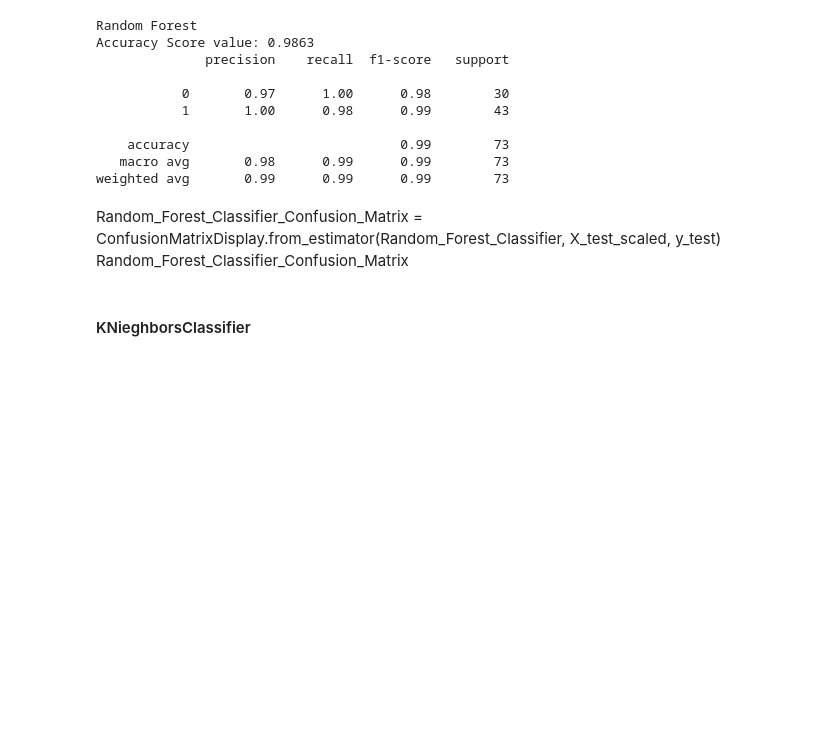
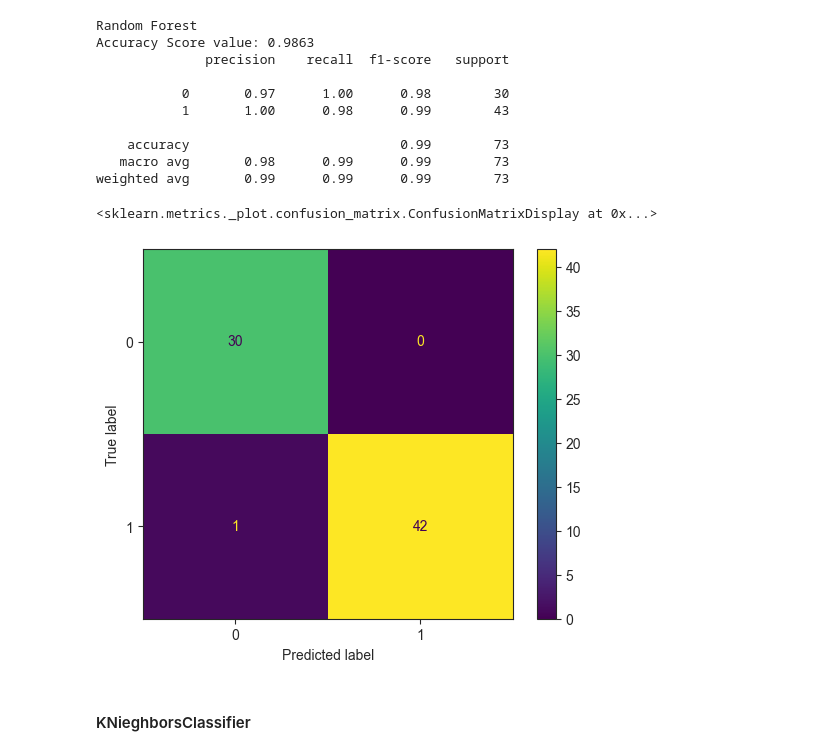
Before and after one commit to anugrahrk/Forest-fire, a Jupyter notebook: Forest_fire.ipynb, the cells around one changed output. Drawn from its saved outputs; the diff is of its cells as text; code cells hidden in the pictures; blank space fills up the shorter version.

```diff
--- a/Forest_fire.ipynb
+++ b/Forest_fire.ipynb
@@ -770,10 +771,12 @@ Accuracy Score value: 0.9863
     accuracy                           0.99        73
    macro avg       0.98      0.99      0.99        73
 weighted avg       0.99      0.99      0.99        73
-# %% [markdown]
-
-Random_Forest_Classifier_Confusion_Matrix = ConfusionMatrixDisplay.from_estimator(Random_Forest_Classifier, X_test_scaled, y_test)
-Random_Forest_Classifier_Confusion_Matrix
+# %%
+Random_Forest_Classifier_Confusion_Matrix = ConfusionMatrixDisplay.from_estimator(Random_Forest_Classifier, X_test_scaled, y_test)
+Random_Forest_Classifier_Confusion_Matrix
+# %% [output]
+<sklearn.metrics._plot.confusion_matrix.ConfusionMatrixDisplay at 0x...>
+[figure, added]
 # %% [markdown]
 #### KNieghborsClassifier
 # %%
```
Also changed, not shown: parts of 85 cells of this notebook, 17 other files.
